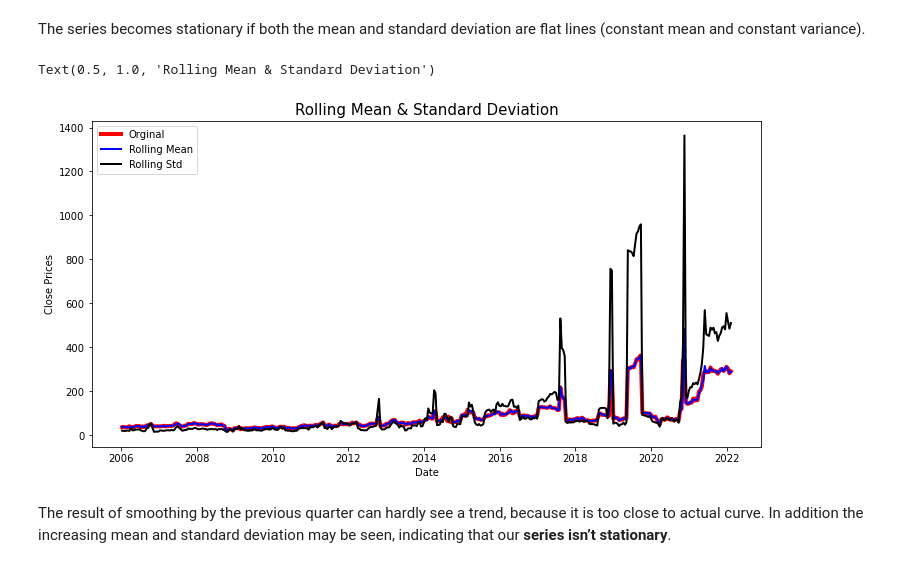
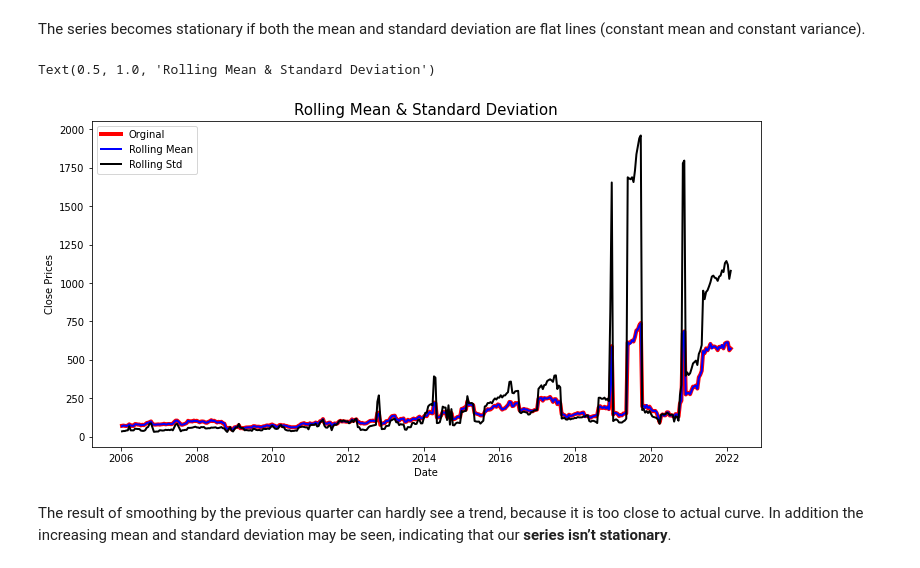
Before and after one commit to Agablue-red/MLClass, a Jupyter notebook: code/time-series.ipynb, the cells around one changed output. Saved outputs shown, nothing was run; the diff lists cells and outputs as text; code cells hidden in the pictures.

```diff
--- a/code/time-series.ipynb
+++ b/code/time-series.ipynb
@@ -11,3 +18,3 @@ import seaborn as sns
 # %%
-url = "https://raw.githubusercontent.com/Agablue-red/Machine-Learning/master/data/Dataset.csv"
-df = pd.read_csv(url)
+url = "https://raw.githubusercontent.com/Agablue-red/Machine-Learning/master/data/data_rate.csv"
+data = pd.read_csv(url, index_col=0)
@@ -16,4 +21,6 @@ df.drop(columns=['symbol', 'sector'], inplace = True)
 # %%
-df['Date'] = pd.to_datetime(df['Date'], format = '%Y-%m-%d')
-df['Year'] = df.Date.apply(lambda x: x.year)
-df = df.set_index('Date')
+data['Date'] = pd.to_datetime(data['Date'], format = '%Y-%m-%d')
+data['Year'] = data.Date.apply(lambda x: x.year)
+
+dataset = data.set_index('Date')
+dataset.sort_index(inplace=True)
@@ -20,5 +37,5 @@ df = df.set_index('Date')
 # %%
-data = df[(df.Year >= 2006)]
+dataset = dataset[(dataset.Year >= 2006)]
 # %% [markdown]
 ### Visualization of the stock’s weekly closing price and rate of return.
 # %%
@@ -58,35 +75,35 @@ The rate of return has many fluctuations, while the seasonality is not observed.
 # %% [markdown]
 The series becomes stationary if both the mean and standard deviation are flat lines (constant mean and constant variance).
 # %%
-rolling_mean = data['close'].rolling(12).mean()
-rolling_std = data['close'].rolling(12).std()
+rolling_mean = dataset['close'].rolling(12).mean()
+rolling_std = dataset['close'].rolling(12).std()
 
 plt.figure(figsize=(12, 6))
 
-sns.lineplot(x = data.index, y = "close", data = data,
+sns.lineplot(x = dataset.index, y = "close", data = dataset,
              ci = None,
              color = "red",
              linewidth = 4,
              label = 'Orginal')
 
-sns.lineplot(x = data.index, y = rolling_mean, data = data,
+sns.lineplot(x = dataset.index, y = rolling_mean, data = dataset,
              ci = None,
              color = "blue",
              linewidth = 2,
              label = 'Rolling Mean')
 
-sns.lineplot(x = data.index, y = rolling_std, data = data,
+sns.lineplot(x = dataset.index, y = rolling_std, data = dataset,
              ci = None,
              color = "black",
              linewidth = 2,
              label = 'Rolling Std')
 
 plt.xlabel('Date')
 plt.ylabel('Close Prices')
 plt.title("Rolling Mean & Standard Deviation", size=15)
 # %% [output]
 Text(0.5, 1.0, 'Rolling Mean & Standard Deviation')
-[figure, old version]
+[figure, new version]
 # %% [markdown]
 The result of smoothing by the previous quarter can hardly see a trend, because it is too close to actual curve. In addition the increasing mean and standard deviation may be seen, indicating that our **series isn’t stationary**.
 # %% [markdown]
```
Also changed, not shown: parts of 16 cells of this notebook.
